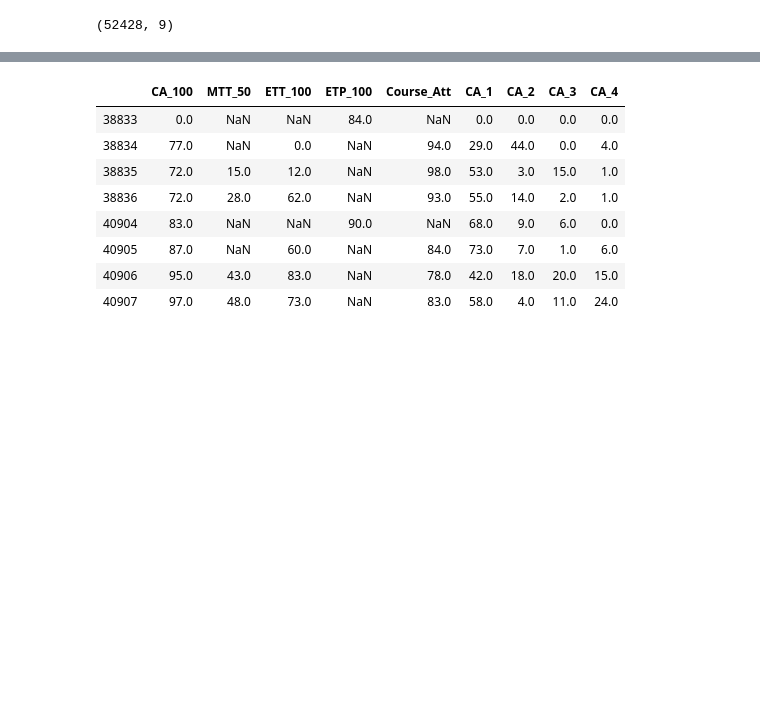
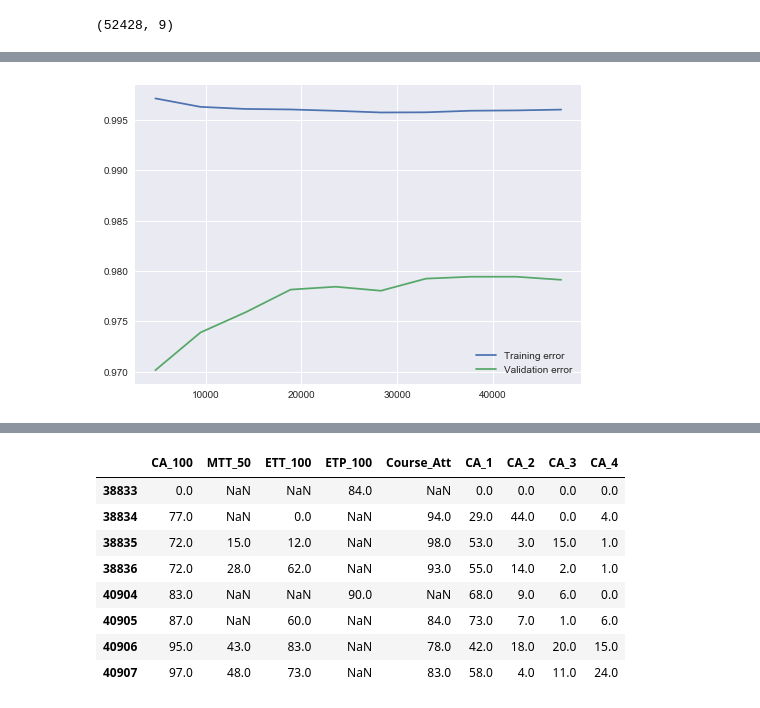
Before and after one commit to shivachandrakante/Classifying-weather-Student-will-Pass-the-Exam-or-Not, a Jupyter notebook: 11709191_KM028_64.ipynb, the cells around one changed output, grey strips where cells are left out. Saved outputs shown, nothing was run; the diff lists cells and outputs as text; code cells hidden in the pictures; blank space fills up the shorter version.

```diff
--- a/11709191_KM028_64.ipynb
+++ b/11709191_KM028_64.ipynb
@@ -492,0 +552,3 @@ print(accuracy_score(y_test,y_pred8))
+# %%
+lr.fit(x_train,y_train)
+y_pred=lr.predict(x_test)
@@ -504,4 +571,4 @@ print(classification_report(y_test,y_pred3))
 weighted avg       0.97      0.97      0.97     13107
 # %%
 from sklearn.tree import DecisionTreeClassifier
-dt=DecisionTreeClassifier()
+dt=DecisionTreeClassifier(criterion='gini')
@@ -507,0 +584,11 @@ dt=DecisionTreeClassifier()
+# %%
+train_sizes =np.linspace(0.1,1,10)
+X=x_train
+y=y_train
+train_sizes, train_scores, valid_scores = learning_curve( dt, X, y, train_sizes=train_sizes, cv=10)
+# %%
+train_scores_mean = train_scores.mean(axis = 1)
+validation_scores_mean = valid_scores.mean(axis =1 )
+print('Mean training scores\n\n', pd.Series(train_scores_mean, index = train_sizes))
+print('\n', '-' * 20) # separator
+print('\nMean validation scores\n\n',pd.Series(validation_scores_mean, index = train_sizes))
@@ -508,3 +613,12 @@ dt=DecisionTreeClassifier()
+# %%
+import matplotlib.pyplot as plt
+plt.style.use('seaborn')
+plt.plot(train_sizes, train_scores_mean, label = 'Training error')
+plt.plot(train_sizes, validation_scores_mean, label = 'Validation error')
+plt.legend()
+plt.show()
+# %% [output]
+[figure, added]
 # %%
 dt.fit(x_train,y_train)
 y_pred=dt.predict(x_test)
```
Also changed, not shown: parts of 47 cells of this notebook.
